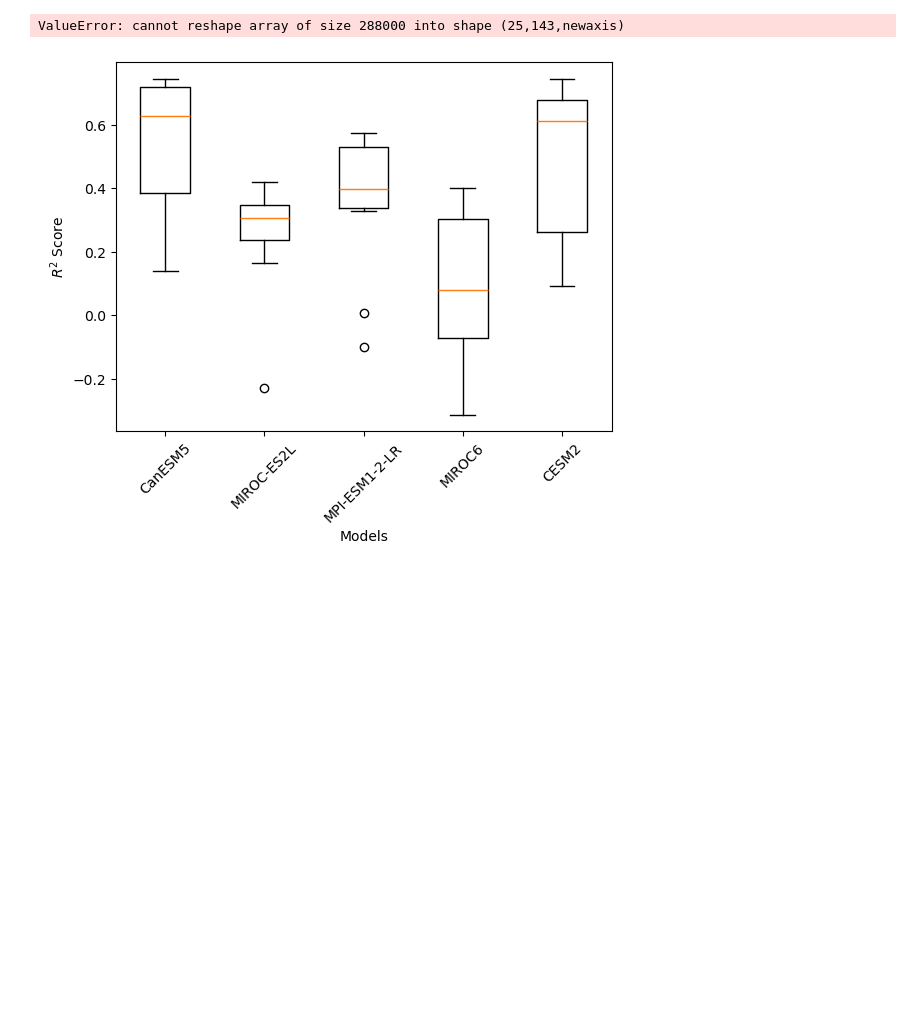
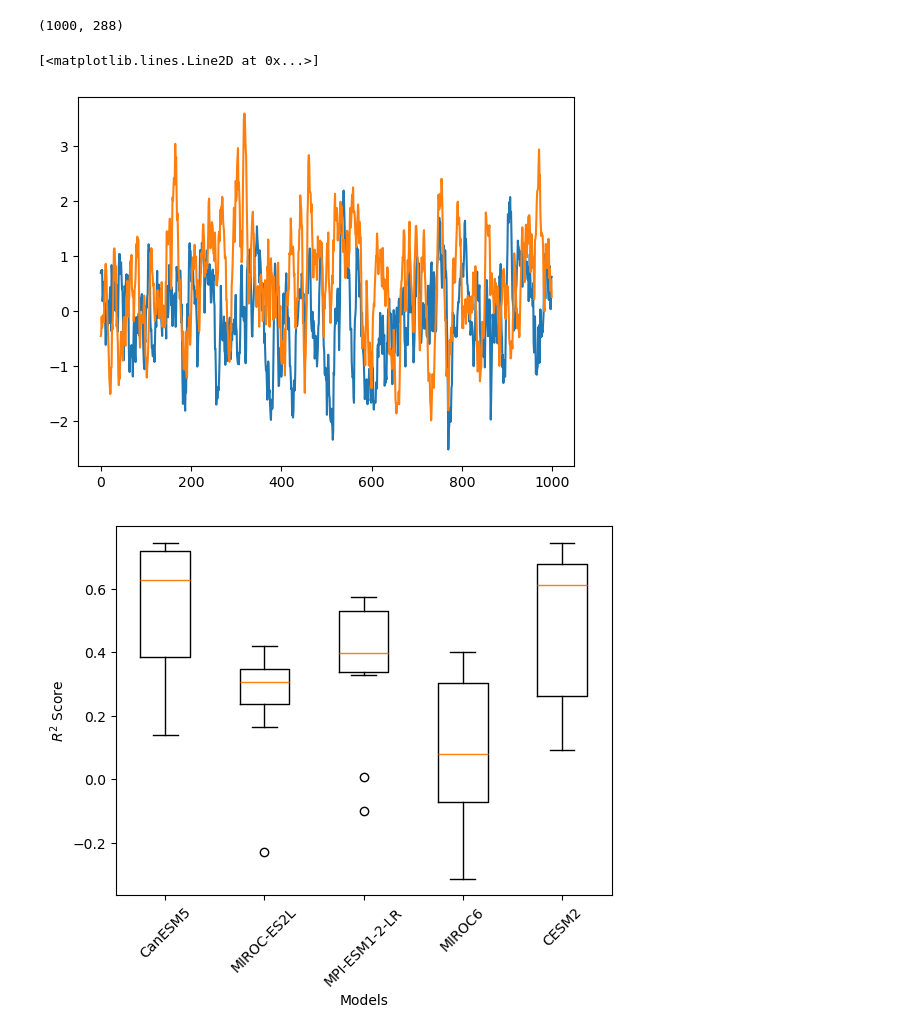
Before and after one commit to homerdurand/ForceSMIP, a Jupyter notebook: notebooks/Data_analysis.ipynb, the cells around one changed output. Drawn from its saved outputs; the diff is of its cells as text; code cells hidden in the pictures; blank space fills up the shorter version.

```diff
--- a/notebooks/Data_analysis.ipynb
+++ b/notebooks/Data_analysis.ipynb
@@ -81,8 +81,15 @@ d = shape[2]*shape[3]
 # %%
 N = 1000
 coarse=6
-A_train, X_train, Y_train = load_data_models(['CanESM5'], n_sample=N, coarse=coarse)
+A_train, _, _ = load_data_models(['CanESM5'], n_sample=N, coarse=coarse)
+A_test, _, _ = load_data_models(['MIROC6'], n_sample=N, coarse=coarse)
+# %%
+A_train.shape
+# %% [output]
+(1000, 288)
 # %%
-plt.plot(A_train.reshape(25, 143, -1)[0, :, 0])
+plt.plot(A_train[:1000, 0]-A_train[:143, 0].mean())
+plt.plot(A_test[:1000, 0] - A_test[:143, 0].mean())
 # %% [output]
-ValueError: cannot reshape array of size 288000 into shape (25,143,newaxis)
+[<matplotlib.lines.Line2D at 0x...>]
+[figure, added]
```
Also changed, not shown: parts of 1 cell of this notebook, 2 other files.
